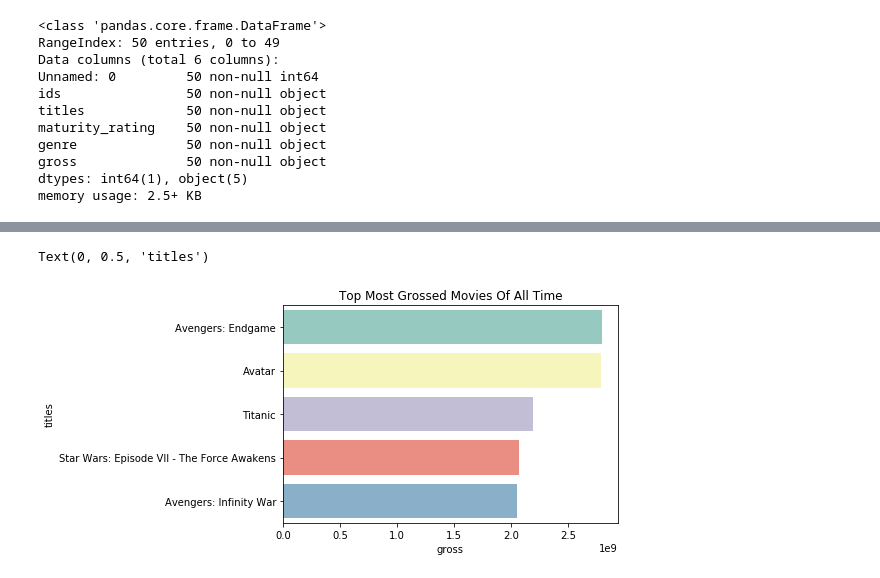
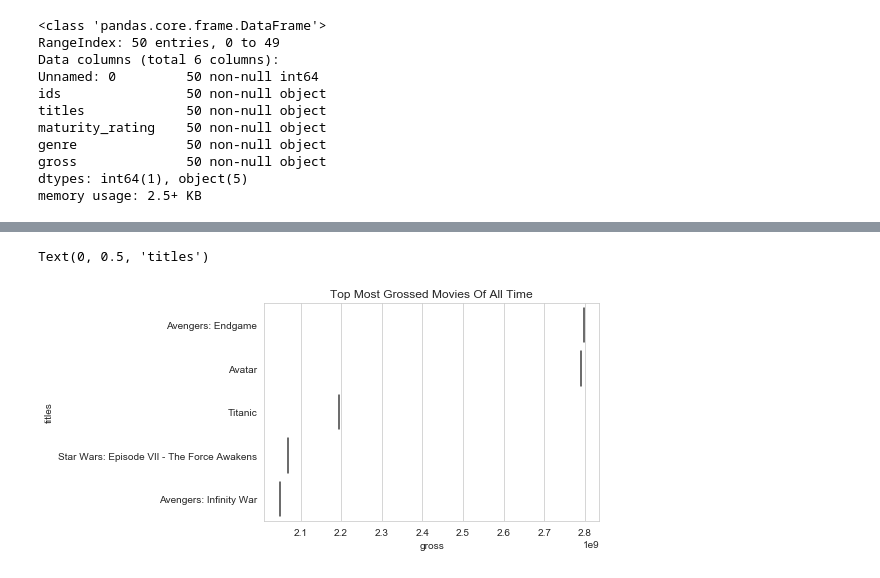
Before and after one commit to payam5150/MOD1, a Jupyter notebook: 002 - Mod1 - Graphics - 4-27-20.ipynb, the cells around one changed output, grey strips where cells are left out. Cells and saved outputs as stored; diff of their text form; code cells hidden in the pictures.

```diff
--- a/002 - Mod1 - Graphics - 4-27-20.ipynb
+++ b/002 - Mod1 - Graphics - 4-27-20.ipynb
@@ -54,8 +52,14 @@ Text(0, 0.5, 'Maturity')
 # %%
-ax = sns.barplot(y="titles",x='gross', data=df.head(), palette="Set3")
-ax.set_title('Top Most Grossed Movies Of All Time')
-ax.set_ylabel('$ Amount')
-ax.set_ylabel('titles')
+#ax = sns.barplot(y="titles",x='gross', data=df.head(), palette="Set3")
+#ax.set_title('Top Most Grossed Movies Of All Time')
+#ax.set_ylabel('$ Amount')
+#ax.set_ylabel('titles')
-# %% [output]
-Text(0, 0.5, 'titles')
-[figure, removed]
+# %%
+sns.set_style('whitegrid')
+ax = sns.violinplot(y="titles",x='gross', data=df.head())
+ax.set_title('Top Most Grossed Movies Of All Time')
+ax.set_ylabel('$ Amount')
+ax.set_ylabel('titles') #Here we used violinplot to graph top most grossed movies of all time
+# %% [output]
+Text(0, 0.5, 'titles')
+[figure, added]
```
Also changed, not shown: parts of 6 cells of this notebook, 2 other files.
